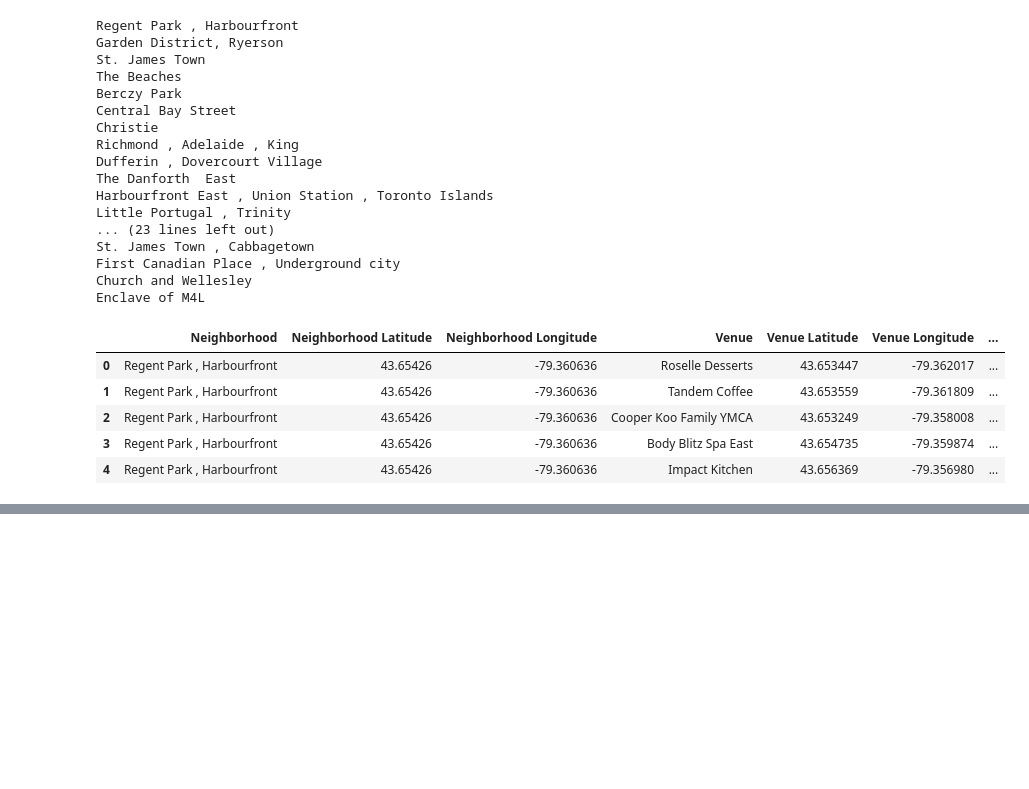
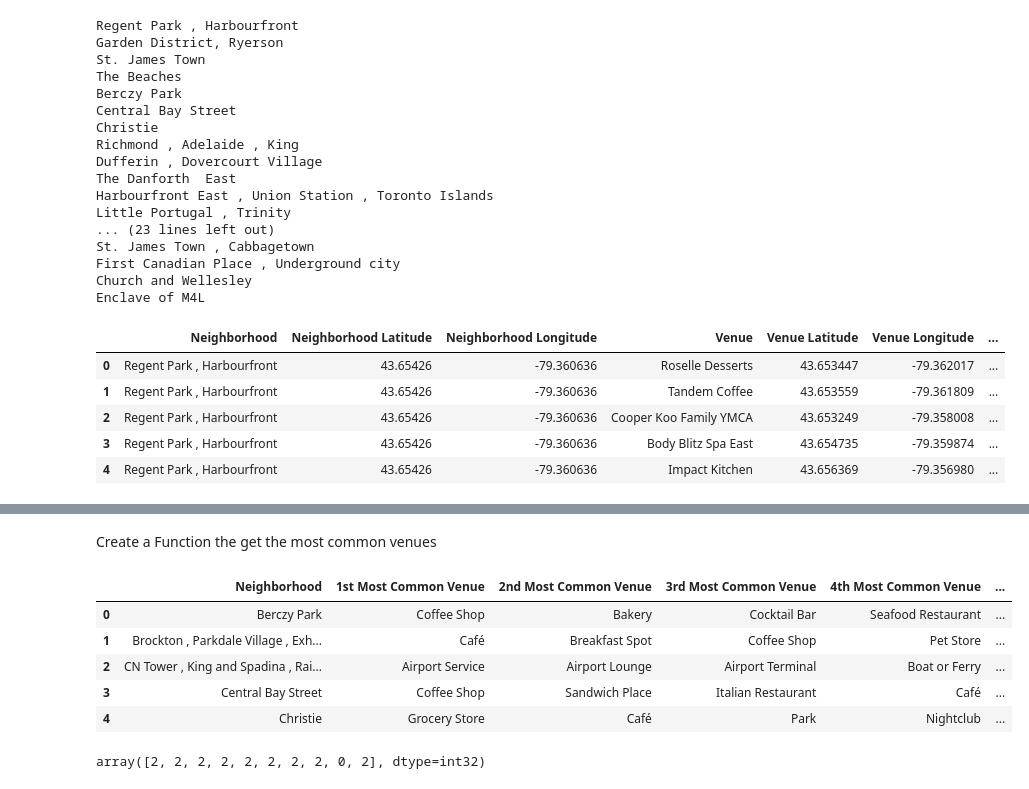
Before and after one commit to lotramo/Coursera_Capstone, a Jupyter notebook: Coursera Capstone Data Science.ipynb, the cells around one changed output, grey strips where cells are left out. Drawn from its saved outputs; the diff is of its cells as text; code cells hidden in the pictures; blank space fills up the shorter version.

```diff
--- a/Coursera Capstone Data Science.ipynb
+++ b/Coursera Capstone Data Science.ipynb
@@ -412,0 +415,14 @@ There are 233 uniques categories.
+# %%
+# one hot encoding
+# each venue category builds a column
+toronto_onehot = pd.get_dummies(toronto_venues[['Venue Category']], prefix="", prefix_sep="")
+
+# add neighborhood column back to dataframe
+toronto_onehot['Neighborhood'] = toronto_venues['Neighborhood']
+
+# move neighborhood column to the first column
+fixed_columns = [toronto_onehot.columns[-1]] + list(toronto_onehot.columns[:-1])
+toronto_onehot = toronto_onehot[fixed_columns]
+
+print(toronto_onehot.head())
+print(toronto_onehot.shape)
@@ -412,0 +447,5 @@ There are 233 uniques categories.
+# %%
+#getting mean values of the groups, this indicates the frequency of occurence
+toronto_grouped = toronto_onehot.groupby('Neighborhood').mean().reset_index()
+print(toronto_grouped)
+print(toronto_grouped.shape)
@@ -412,0 +470,8 @@ There are 233 uniques categories.
+# %% [markdown]
+Create a Function the get the most common venues
+# %%
+def return_most_common_venues(row, num_top_venues):
+    row_categories = row.iloc[1:]
+    row_categories_sorted = row_categories.sort_values(ascending=False)
+
+    return row_categories_sorted.index.values[0:num_top_venues]
@@ -412,0 +489,29 @@ There are 233 uniques categories.
+# %%
+# create a new dataframe
+neighborhoods_venues_sorted = pd.DataFrame(columns=columns)
+neighborhoods_venues_sorted['Neighborhood'] = toronto_grouped['Neighborhood']
+
+for ind in np.arange(toronto_grouped.shape[0]):
+    neighborhoods_venues_sorted.iloc[ind, 1:] = return_most_common_venues(toronto_grouped.iloc[ind, :], num_top_venues)
+
+neighborhoods_venues_sorted.head()
+# %% [output]
+|  | Neighborhood | 1st Most Common Venue | 2nd Most Common Venue | 3rd Most Common Venue | 4th Most Common Venue | ... |
+| 0 | Berczy Park | Coffee Shop | Bakery | Cocktail Bar | Seafood Restaurant | ... |
+| 1 | Brockton , Parkdale Village , Exh... | Café | Breakfast Spot | Coffee Shop | Pet Store | ... |
+| 2 | CN Tower , King and Spadina , Rai... | Airport Service | Airport Lounge | Airport Terminal | Boat or Ferry | ... |
+| 3 | Central Bay Street | Coffee Shop | Sandwich Place | Italian Restaurant | Café | ... |
+| 4 | Christie | Grocery Store | Café | Park | Nightclub | ... |
+# %%
+# set number of clusters
+kclusters = 5
+
+toronto_grouped_clustering = toronto_grouped.drop('Neighborhood', 1) #for clustering the stringvalues are not usable
+
+# run k-means clustering
+kmeans = KMeans(n_clusters=kclusters, random_state=0).fit(toronto_grouped_clustering)
+
+# check cluster labels generated for each row in the dataframe
+kmeans.labels_[0:10]
+# %% [output]
+array([2, 2, 2, 2, 2, 2, 2, 2, 0, 2], dtype=int32)
```
Also changed, not shown: parts of 24 cells of this notebook.
